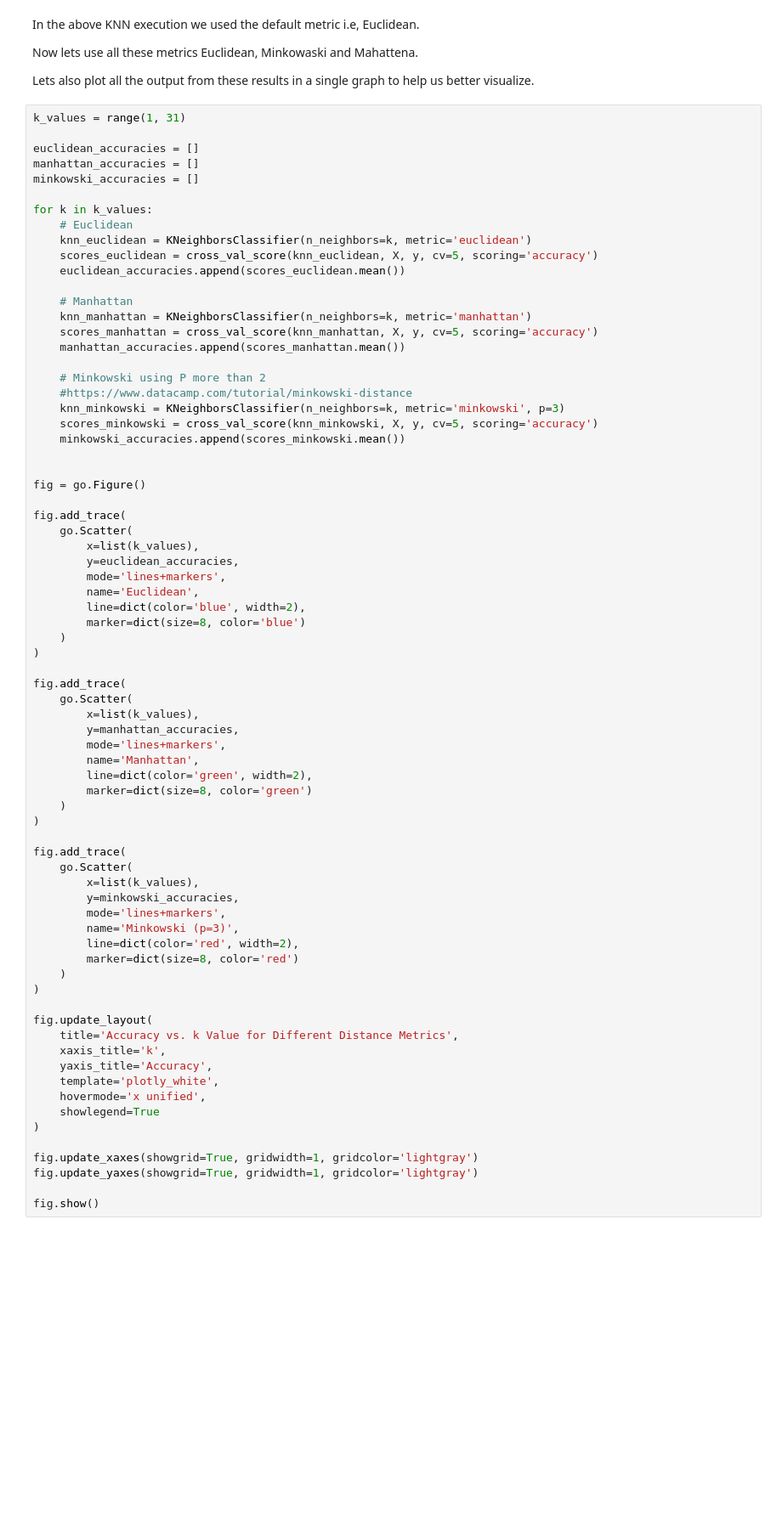
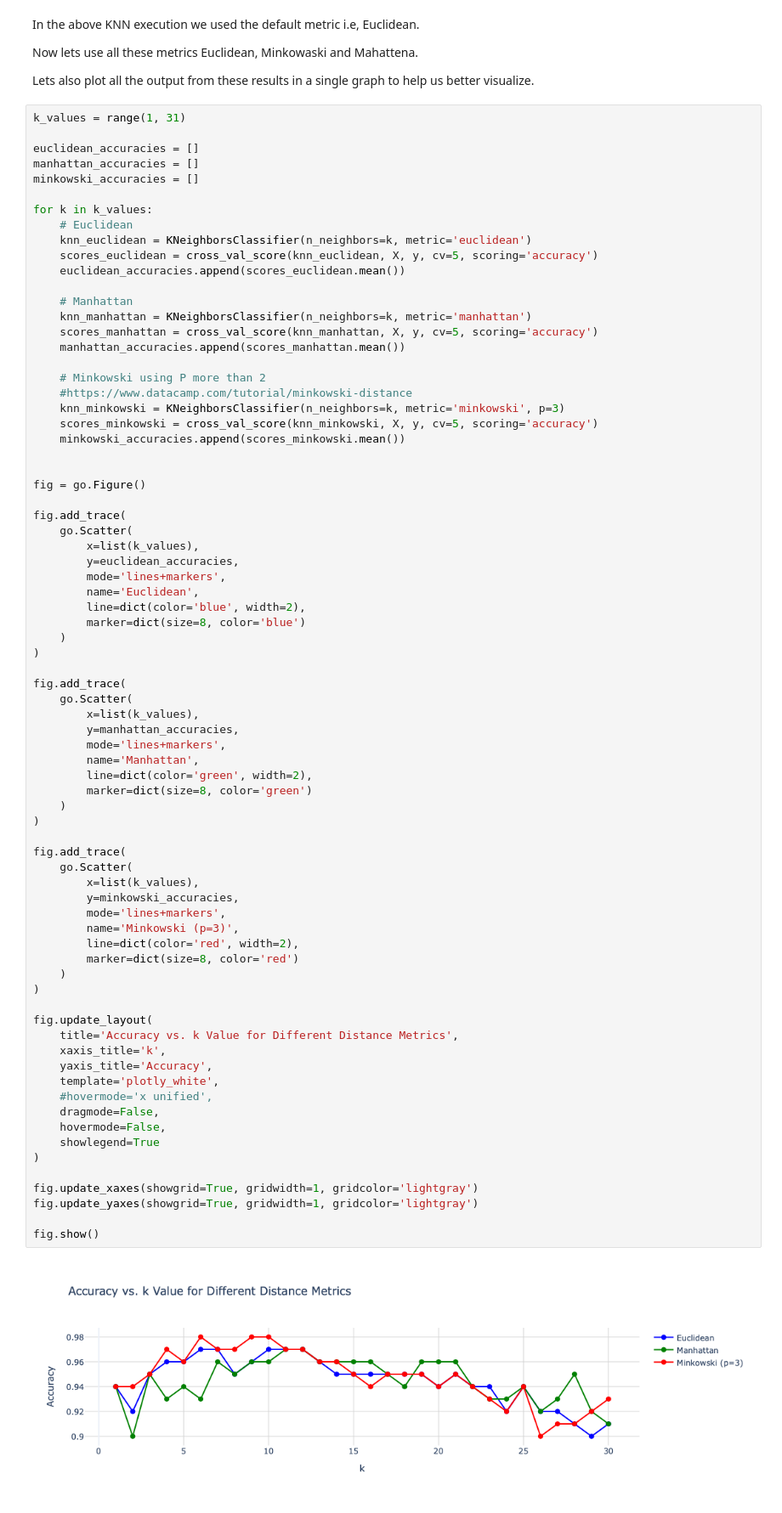
Before and after one commit to UmakanthPrakash/machine-learning-pocs, a Jupyter notebook: knn./knn.ipynb, the cells around one changed output. Shown at 85% size. Cells and saved outputs as stored; diff of their text form; blank space fills up the shorter version.

```diff
--- a/knn./knn.ipynb
+++ b/knn./knn.ipynb
@@ -191,34 +197,38 @@ fig.add_trace(
         mode='lines+markers',
         name='Manhattan',
         line=dict(color='green', width=2),
         marker=dict(size=8, color='green')
     )
 )
 
 fig.add_trace(
     go.Scatter(
         x=list(k_values),
         y=minkowski_accuracies,
         mode='lines+markers',
         name='Minkowski (p=3)',
         line=dict(color='red', width=2),
         marker=dict(size=8, color='red')
     )
 )
 
 fig.update_layout(
     title='Accuracy vs. k Value for Different Distance Metrics',
     xaxis_title='k',
     yaxis_title='Accuracy',
     template='plotly_white',
-    hovermode='x unified',
+    #hovermode='x unified',
+    dragmode=False,
+    hovermode=False,
     showlegend=True
 )
 
 fig.update_xaxes(showgrid=True, gridwidth=1, gridcolor='lightgray')
 fig.update_yaxes(showgrid=True, gridwidth=1, gridcolor='lightgray')
 
 fig.show()
+# %% [output]
+[figure, added]
 # %% [markdown]
 What can we notice from the above graph ?
 1. The sweet spot for k seems to be around 5-10 for all three distance metrics - that's where the accuracy peaks
```
Also changed, not shown: parts of 6 cells of this notebook, 1 other file.
